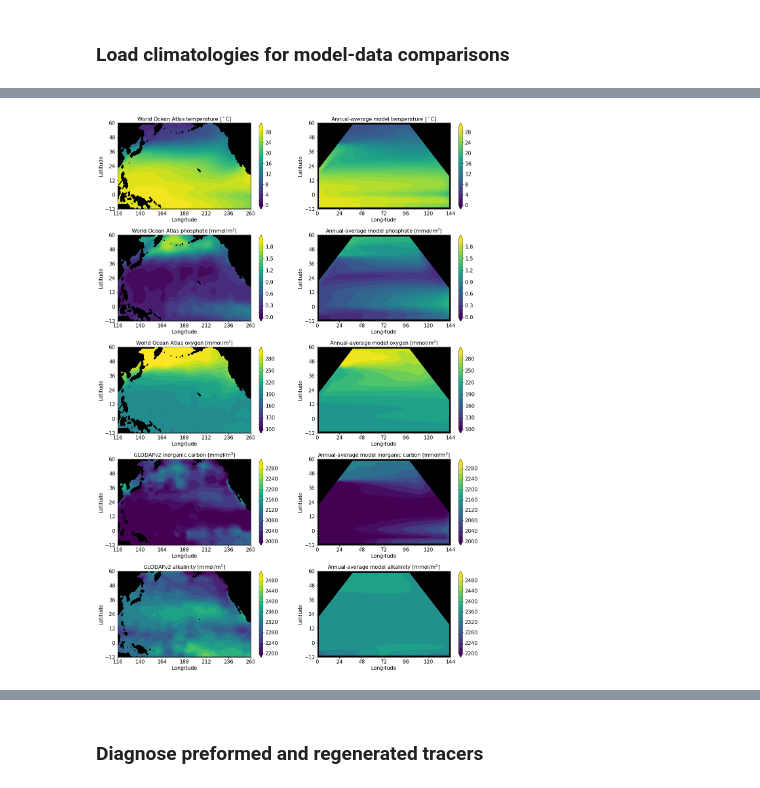
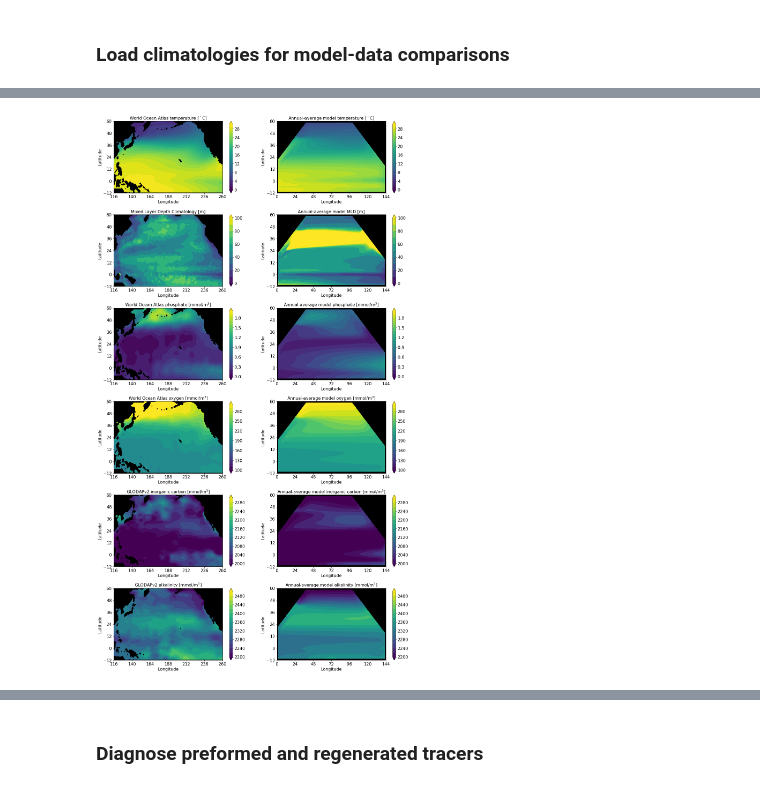
Before and after one commit to seamanticscience/Box_model, a Jupyter notebook: Pacific_Basin_Analysis.ipynb, the cells around one changed output, grey strips where cells are left out. Cells and saved outputs as stored; diff of their text form; code cells hidden in the pictures.

```diff
--- a/Pacific_Basin_Analysis.ipynb
+++ b/Pacific_Basin_Analysis.ipynb
@@ -315,6 +398,20 @@ woa_data['indian_mask']   = xr.DataArray(indian_mask  , coords=[woa_data.lon.val
 woa_data['so_mask']       = xr.DataArray(so_mask      , coords=[woa_data.lon.values, woa_data.lat.values, woa_data.depth.values], dims=['lon', 'lat', 'depth'])
 woa_data['arctic_mask']   = xr.DataArray(arctic_mask  , coords=[woa_data.lon.values, woa_data.lat.values, woa_data.depth.values], dims=['lon', 'lat', 'depth'])
 
+urlmldt='http://apdrc.soest.hawaii.edu:80/dods/public_data/Ocean_Climatology/Ocean_Mixed_Layer_Depth/MLD_T02'
+mld_data=xr.open_dataset(urlmldt,decode_times=False)
+
+# centre the Pacific
+mld_data=mld_data.assign_coords({"lon": (((mld_data['lon']+ 360) % 360))}).roll(lon=180,roll_coords=True)
+
+yc,xc=np.meshgrid(mld_data.lat.values,mld_data.lon.values)
+atlantic_mask, pacific_mask, indian_mask, so_mask, arctic_mask = mitgcm_tools.oceanmasks(xc,yc,np.isfinite(mld_data.mld).T.values)
+mld_data['atlantic_mask'] = xr.DataArray(atlantic_mask, coords=[mld_data.lon.values, mld_data.lat.values, mld_data.time.values], dims=['lon', 'lat', 'time'])
+mld_data['pacific_mask']  = xr.DataArray(pacific_mask , coords=[mld_data.lon.values, mld_data.lat.values, mld_data.time.values], dims=['lon', 'lat', 'time'])
+mld_data['indian_mask']   = xr.DataArray(indian_mask  , coords=[mld_data.lon.values, mld_data.lat.values, mld_data.time.values], dims=['lon', 'lat', 'time'])
+mld_data['so_mask']       = xr.DataArray(so_mask      , coords=[mld_data.lon.values, mld_data.lat.values, mld_data.time.values], dims=['lon', 'lat', 'time'])
+mld_data['arctic_mask']   = xr.DataArray(arctic_mask  , coords=[mld_data.lon.values, mld_data.lat.values, mld_data.time.values], dims=['lon', 'lat', 'time'])
+
 urlgloc='/home/jml1/Applications/Data/GLODAPv2.2016b.TCO2.nc'
 urlgloa='/home/jml1/Applications/Data/GLODAPv2.2016b.TAlk.nc'
 urlgloo='/home/jml1/Applications/Data/GLODAPv2.2016b.oxygen.nc'
@@ -342,5 +440,5 @@ read mask file at /home/jml1/Applications/Python/mitgcm_tools/woa13_basinmask_01
 # %%
-f3, f3ax = plt.subplots(figsize=(20,30),ncols=2,nrows=5)
+f3, f3ax = plt.subplots(figsize=(20,37),ncols=2,nrows=6)
 f3cb =f3ax.copy()
 f3cax=f3ax.copy()
 
@@ -351,74 +449,85 @@ f3cax[0,0]=f3ax[0,0].contourf(woa_data.lon,woa_data.lat,
 f3cb[0,0]=plt.colorbar(f3cax[0,0],ax=f3ax[0,0])
 f3ax[0,0].set(ylim=(-12,60),yticks=np.arange(-12,72,12),xlim=(116,260),xticks=np.arange(116,284,24),
             title='World Ocean Atlas temperature [$^\circ$C]',xlabel='Longitude',ylabel='Latitude')
-for a in f2ax[3,0].collections:
-    a.set_edgecolor("face")
-f2cb[3,0].solids.set_edgecolor("face")
 f3cax[0,1]=f3ax[0,1].contourf(grid_exp.XC,grid_exp.YC,(ocediag.THETA.isel(T=-1)*grid_exp.cmask).isel(ZC=0),
                           levels=np.arange(0,31,1),extend='both',cmap='viridis')
 f3cb[0,1]=plt.colorbar(f3cax[0,1],ax=f3ax[0,1])
 f3ax[0,1].set(ylim=(-12,60),yticks=np.arange(-12,72,12),xlim=(0,144),xticks=np.arange(0,168,24),
             title='Annual-average model temperature [$^\circ$C]',xlabel='Longitude',ylabel='Latitude')
+
+# Mixed Layer Depth
+f3cax[1,0]=f3ax[1,0].contourf(mld_data.lon,mld_data.lat,
+                              mld_data.mld.where(mld_data.pacific_mask==1).where(mld_data.lat >=-12).mean('time'),
+                              levels=np.arange(0,110,10),cmap='viridis',extend='both')
+f3cb[1,0]=plt.colorbar(f3cax[1,0],ax=f3ax[1,0])
+f3ax[1,0].set(ylim=(-12,60),yticks=np.arange(-12,72,12),xlim=(116,260),xticks=np.arange(116,284,24),
+            title='Mixed Layer Depth Climatology [m]',xlabel='Longitude',ylabel='Latitude')
+f3cax[1,1]=f3ax[1,1].contourf(grid_exp.XC,grid_exp.YC,(oce_surfdiag.MXLDEPTH.isel(T=-1)*grid_exp.cmask.isel(ZC=0)),
+                              levels=np.arange(0,110,10),extend='both',cmap='viridis')
+f3cb[1,1]=plt.colorbar(f3cax[1,1],ax=f3ax[1,1])
+f3ax[1,1].set(ylim=(-12,60),yticks=np.arange(-12,72,12),xlim=(0,144),xticks=np.arange(0,168,24),
+            title='Annual-average model MLD [m]',xlabel='Longitude',ylabel='Latitude')
+
 # Nitrate concentration
-f3cax[1,0]=f3ax[1,0].contourf(woa_data.lon,woa_data.lat,
+f3cax[2,0]=f3ax[2,0].contourf(woa_data.lon,woa_data.lat,
                               1000*woa_data.pan.where(woa_data.pacific_mask==1).where(woa_data.lat >=-12).isel(depth=0),
                               levels=np.arange(0,2.1,0.1),cmap='viridis',extend='both')
-f3cb[1,0]=plt.colorbar(f3cax[1,0],ax=f3ax[1,0])
-f3ax[1,0].set(ylim=(-12,60),yticks=np.arange(-12,72,12),xlim=(116,260),xticks=np.arange(116,284,24),
+f3cb[2,0]=plt.colorbar(f3cax[2,0],ax=f3ax[2,0])
+f3ax[2,0].set(ylim=(-12,60),yticks=np.arange(-12,72,12),xlim=(116,260),xticks=np.arange(116,284,24),
             title='World Ocean Atlas phosphate [mmol/m$^3$]',xlabel='Longitude',ylabel='Latitude')
-f3cax[1,1]=f3ax[1,1].contourf(grid_exp.XC,grid_exp.YC,
+f3cax[2,1]=f3ax[2,1].contourf(grid_exp.XC,grid_exp.YC,
                               1000*(po4_flxdiag.TRAC03.isel(T=-1)*grid_exp.cmask).isel(ZC=0),
                               levels=np.arange(0,2.1,0.1),extend='both',cmap='viridis')
-f3cb[1,1]=plt.colorbar(f3cax[1,1],ax=f3ax[1,1])
-f3ax[1,1].set(ylim=(-12,60),yticks=np.arange(-12,72,12),xlim=(0,144),xticks=np.arange(0,168,24),
+f3cb[2,1]=plt.colorbar(f3cax[2,1],ax=f3ax[2,1])
+f3ax[2,1].set(ylim=(-12,60),yticks=np.arange(-12,72,12),xlim=(0,144),xticks=np.arange(0,168,24),
             title='Annual-average model phosphate [mmol/m$^3$]',xlabel='Longitude',ylabel='Latitude')
 # Oxygen concentration
-f3cax[2,0]=f3ax[2,0].contourf(woa_data.lon,woa_data.lat,
+f3cax[3,0]=f3ax[3,0].contourf(woa_data.lon,woa_data.lat,
                               woa_data.oan.where(woa_data.pacific_mask==1).where(woa_data.lat >=-12).isel(depth=0),
                               levels=np.arange(100,310,10),cmap='viridis',extend='both')
-f3cb[2,0]=plt.colorbar(f3cax[2,0],ax=f3ax[2,0])
-f3ax[2,0].set(ylim=(-12,60),yticks=np.arange(-12,72,12),xlim=(116,260),xticks=np.arange(116,284,24),
+f3cb[3,0]=plt.colorbar(f3cax[3,0],ax=f3ax[3,0])
+f3ax[3,0].set(ylim=(-12,60),yticks=np.arange(-12,72,12),xlim=(116,260),xticks=np.arange(116,284,24),
             title='World Ocean Atlas oxygen [mmol/m$^3$]',xlabel='Longitude',ylabel='Latitude')
-f3cax[2,1]=f3ax[2,1].contourf(grid_exp.XC,grid_exp.YC,
+f3cax[3,1]=f3ax[3,1].contourf(grid_exp.XC,grid_exp.YC,
                               1000*(do2_flxdiag.TRAC05.isel(T=-1)*grid_exp.cmask).isel(ZC=0),
                               levels=np.arange(100,310,10),extend='both',cmap='viridis')
-f3cb[2,1]=plt.colorbar(f3cax[2,1],ax=f3ax[2,1])
-f3ax[2,1].set(ylim=(-12,60),yticks=np.arange(-12,72,12),xlim=(0,144),xticks=np.arange(0,168,24),
+f3cb[3,1]=plt.colorbar(f3cax[3,1],ax=f3ax[3,1])
+f3ax[3,1].set(ylim=(-12,60),yticks=np.arange(-12,72,12),xlim=(0,144),xticks=np.arange(0,168,24),
             title='Annual-average model oxygen [mmol/m$^3$]',xlabel='Longitude',ylabel='Latitude')
 # DIC concentration
-f3cax[3,0]=f3ax[3,0].contourf(glo_data.lon,glo_data.lat,
+f3cax[4,0]=f3ax[4,0].contourf(glo_data.lon,glo_data.lat,
                               1000*glo_data.TCO2.where(glo_data.pacific_mask==1).where(glo_data.lat >=-12).isel(depth=0),
                               levels=np.arange(2000,2320,20),cmap='viridis',extend='both')
-f3cb[3,0]=plt.colorbar(f3cax[3,0],ax=f3ax[3,0])
-f3ax[3,0].set(ylim=(-12,60),yticks=np.arange(-12,72,12),xlim=(116,260),xticks=np.arange(116,284,24),
+f3cb[4,0]=plt.colorbar(f3cax[4,0],ax=f3ax[4,0])
+f3ax[4,0].set(ylim=(-12,60),yticks=np.arange(-12,72,12),xlim=(116,260),xticks=np.arange(116,284,24),
             title='GLODAPv2 inorganic carbon [mmol/m$^3$]',xlabel='Longitude',ylabel='Latitude')
-f3cax[3,1]=f3ax[3,1].contourf(grid_exp.XC,grid_exp.YC,
+f3cax[4,1]=f3ax[4,1].contourf(grid_exp.XC,grid_exp.YC,
                               1000*(dic_flxdiag.TRAC01.isel(T=-1)*grid_exp.cmask).isel(ZC=0),
                               levels=np.arange(2000,2320,20),extend='both',cmap='viridis')
-f3cb[3,1]=plt.colorbar(f3cax[3,1],ax=f3ax[3,1])
-f3ax[3,1].set(ylim=(-12,60),yticks=np.arange(-12,72,12),xlim=(0,144),xticks=np.arange(0,168,24),
+f3cb[4,1]=plt.colorbar(f3cax[4,1],ax=f3ax[4,1])
+f3ax[4,1].set(ylim=(-12,60),yticks=np.arange(-12,72,12),xlim=(0,144),xticks=np.arange(0,168,24),
             title='Annual-average model inorganic carbon [mmol/m$^3$]',xlabel='Longitude',ylabel='Latitude')
 # Alk concentration
-f3cax[4,0]=f3ax[4,0].contourf(glo_data.lon,glo_data.lat,
+f3cax[5,0]=f3ax[5,0].contourf(glo_data.lon,glo_data.lat,
                               1000*glo_data.TALK.where(glo_data.pacific_mask==1).where(glo_data.lat >=-12).isel(depth=0),
                               levels=np.arange(2200,2520,20),cmap='viridis',extend='both')
-f3cb[4,0]=plt.colorbar(f3cax[4,0],ax=f3ax[4,0])
-f3ax[4,0].set(ylim=(-12,60),yticks=np.arange(-12,72,12),xlim=(116,260),xticks=np.arange(116,284,24),
+f3cb[5,0]=plt.colorbar(f3cax[5,0],ax=f3ax[5,0])
+f3ax[5,0].set(ylim=(-12,60),yticks=np.arange(-12,72,12),xlim=(116,260),xticks=np.arange(116,284,24),
             title='GLODAPv2 alkalinity [mmol/m$^3$]',xlabel='Longitude',ylabel='Latitude')
-f3cax[4,1]=f3ax[4,1].contourf(grid_exp.XC,grid_exp.YC,
+f3cax[5,1]=f3ax[5,1].contourf(grid_exp.XC,grid_exp.YC,
                               1000*(alk_flxdiag.TRAC02.isel(T=-1)*grid_exp.cmask).isel(ZC=0),
                               levels=np.arange(2200,2520,20),extend='both',cmap='viridis')
-f3cb[4,1]=plt.colorbar(f3cax[4,1],ax=f3ax[4,1])
-f3ax[4,1].set(ylim=(-12,60),yticks=np.arange(-12,72,12),xlim=(0,144),xticks=np.arange(0,168,24),
+f3cb[5,1]=plt.colorbar(f3cax[5,1],ax=f3ax[5,1])
+f3ax[5,1].set(ylim=(-12,60),yticks=np.arange(-12,72,12),xlim=(0,144),xticks=np.arange(0,168,24),
             title='Annual-average model alkalinity [mmol/m$^3$]',xlabel='Longitude',ylabel='Latitude')
-f3ax=fix_contours(f3ax)
-f3cb=fix_contours(f3cb)
+f3ax = fix_contours(f3ax)
+f3cb = fix_contours(f3cb)
 # Can adjust the subplot size
 plt.subplots_adjust(hspace=0.3)
 plt.show()
-f3.savefig('/home/jml1/inp_surf.pdf',facecolor=f3.get_facecolor(), edgecolor='none',bbox_inches='tight')
+f3.savefig('/home/jml1/Jupyter_Notebooks/inp_surf.pdf',facecolor=f3.get_facecolor(), edgecolor='none',bbox_inches='tight')
 # %% [output]
-[figure, old version]
+[figure, new version]
 # %%
 f4, f4ax = plt.subplots(figsize=(20,30),ncols=2,nrows=5)
 f4cb =f4ax.copy()
```
Also changed, not shown: parts of 25 cells of this notebook, 13 other files.
